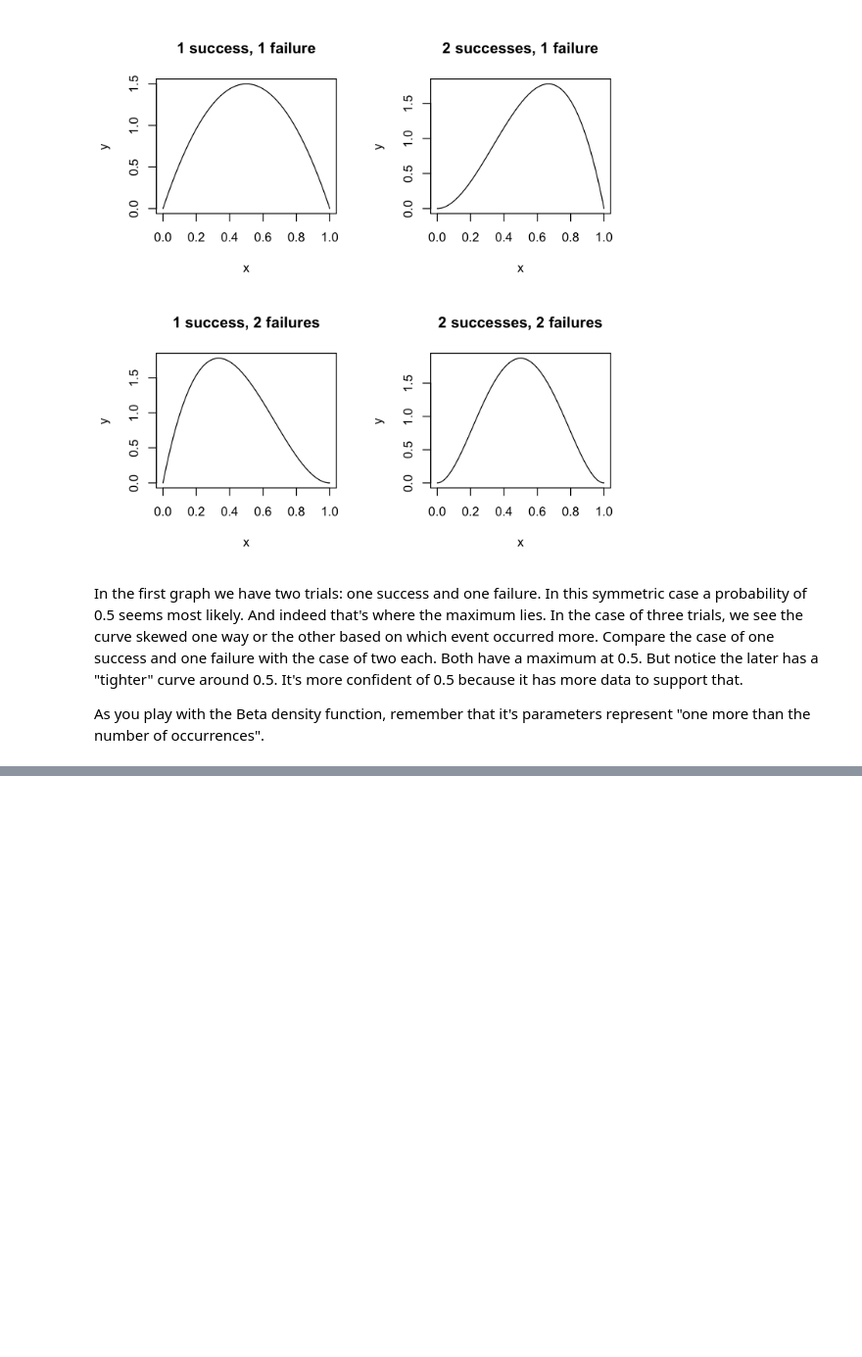
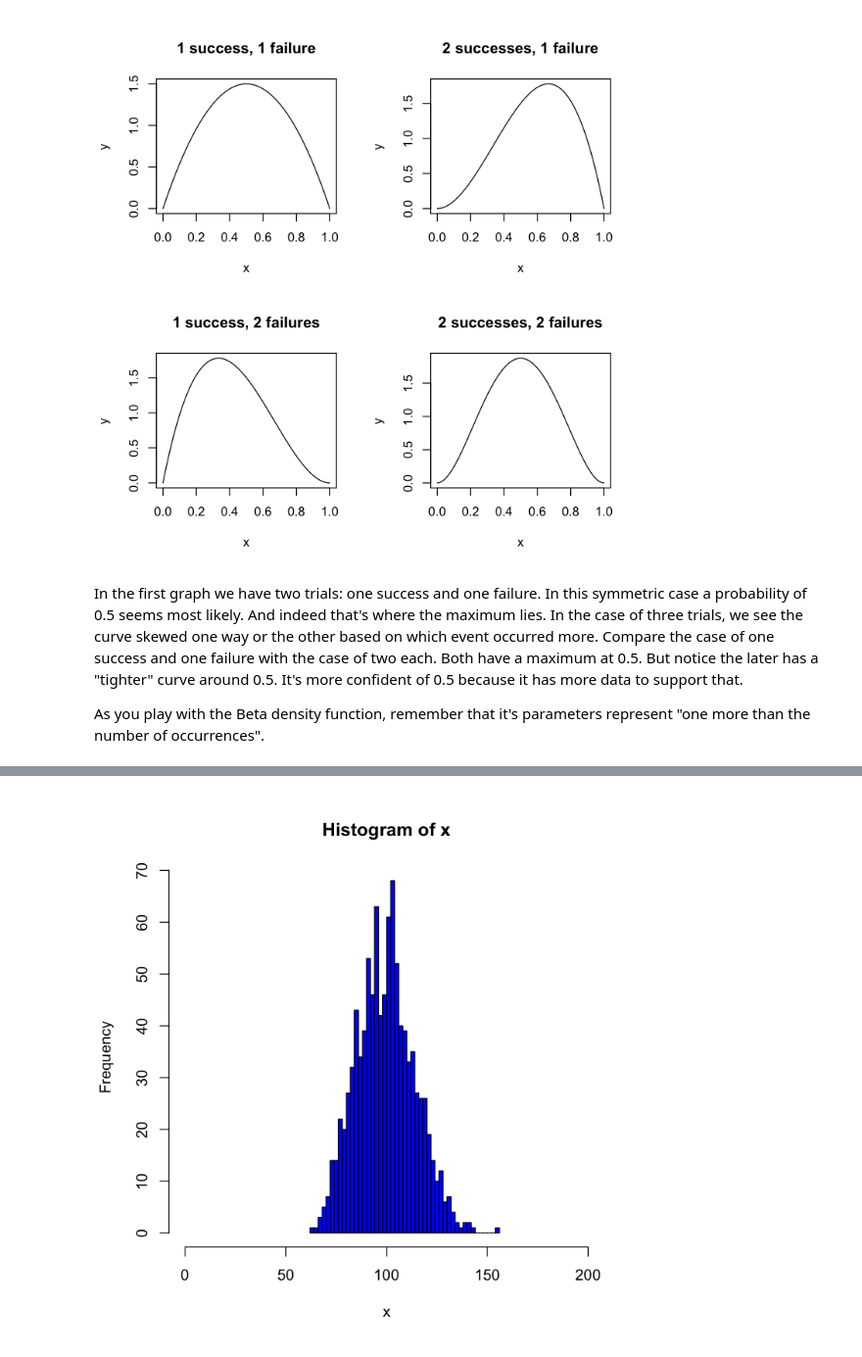
Before and after one commit to ocrug/warm-ups, a Jupyter notebook: distributions/distributions.ipynb, the cells around one changed output, grey strips where cells are left out. Shown: that part at 98% size. Saved outputs shown, nothing was run; the diff lists cells and outputs as text; code cells hidden in the pictures; blank space fills up the shorter version.

```diff
--- a/distributions/distributions.ipynb
+++ b/distributions/distributions.ipynb
@@ -549,0 +613,4 @@ parameters represent "one more than the number of occurrences".
+# %%
+hist(x, breaks=50, xlim=c(0, 200), col="blue")
+# %% [output]
+[figure, added]
```
Also changed, not shown: parts of 26 cells of this notebook, 1 other file.
